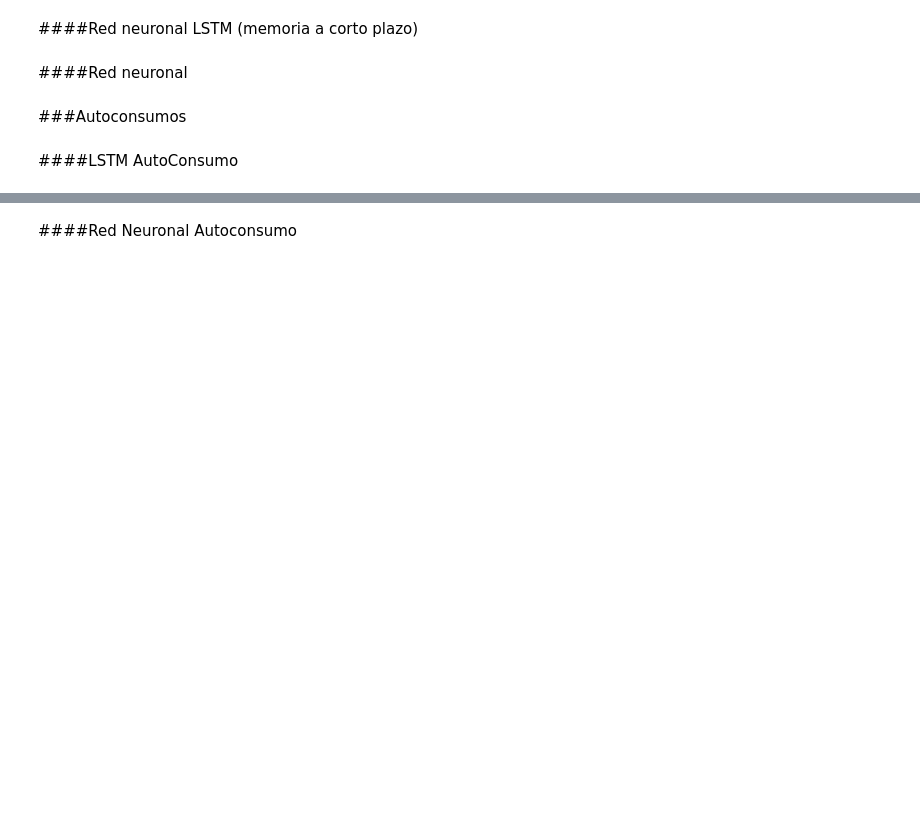
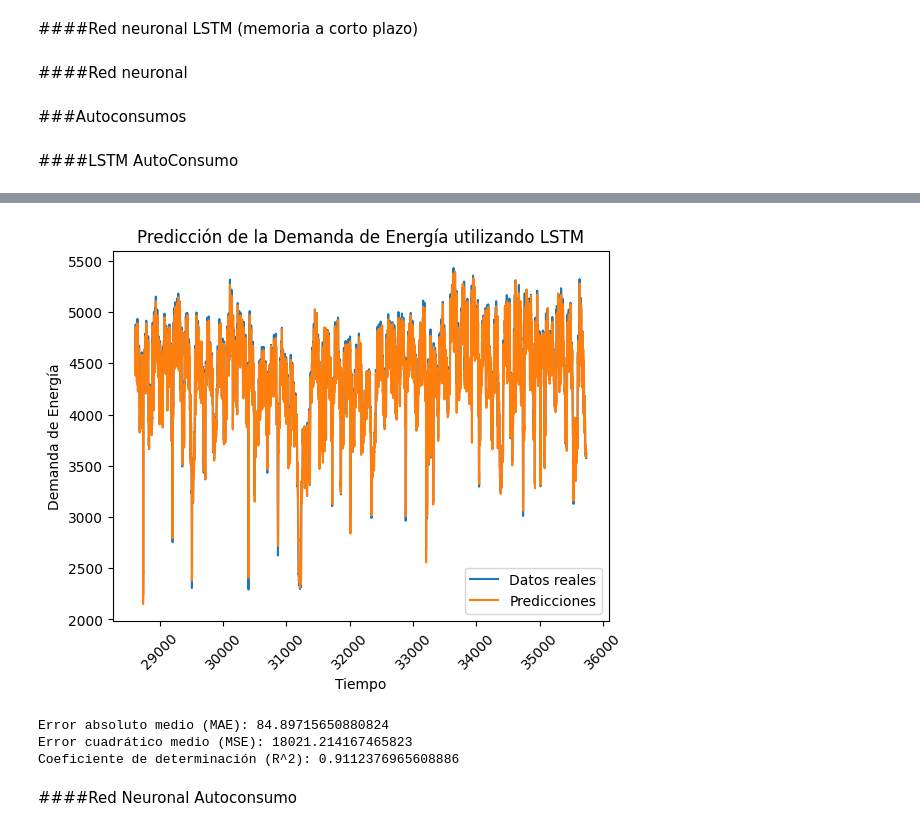
Before and after one commit to crisalex25/TFM_HydroMLGenerationOptimization, a Jupyter notebook: TFM_v1_1.ipynb, the cells around one changed output, grey strips where cells are left out. Cells and saved outputs as stored; diff of their text form; code cells hidden in the pictures; blank space fills up the shorter version.

```diff
--- a/TFM_v1_1.ipynb
+++ b/TFM_v1_1.ipynb
@@ -508,31 +522,0 @@ resumen.to_csv('tabla_resumen.csv', sep=';', decimal='.', index_label='Mes')
-# %%
-import pandas as pd
-from statsmodels.tsa.arima.model import ARIMA
-from sklearn.metrics import mean_squared_error
-
-# Cargar el DataFrame dfAC
-# Supongamos que ya tienes el DataFrame cargado correctamente
-
-# Convertir la columna 'Fecha_Hora' a formato de fecha
-dfAC['Fecha_Hora'] = pd.to_datetime(dfAC['Fecha_Hora'], format='%d/%m/%Y %H:%M', dayfirst=True)
-
-# Establecer la columna 'Fecha_Hora' como el índice del DataFrame
-#dfAC.set_index('Fecha_Hora', inplace=True)
-
-# Seleccionar solo la columna de demanda de energía
-endog = dfAC['valor']
-
-# Dividir los datos en conjunto de entrenamiento y conjunto de prueba
-train_size = int(len(endog) * 0.8)
-train_data, test_data = endog[:train_size], endog[train_size:]
-
-# Crear y entrenar el modelo ARIMA
-model = ARIMA(train_data, order=(1, 0, 0))  # Configurar los parámetros del modelo ARIMA (p, d, q)
-model_fit = model.fit()
-
-# Realizar predicciones en el conjunto de prueba
-predictions = model_fit.predict(start=len(train_data), end=len(endog) - 1)
-
-# Calcular el error cuadrático medio (MSE) en el conjunto de prueba
-mse = mean_squared_error(test_data, predictions)
-print("Error cuadrático medio (MSE):", mse)
@@ -559,6 +531,7 @@ from tensorflow.keras.models import Sequential
 from tensorflow.keras.layers import Dense, LSTM
 from tensorflow.keras.optimizers import Adam
 from tensorflow.keras.callbacks import EarlyStopping
+from tensorflow.keras.layers import Dropout
 
 def train_lstm_model(df, sequence_length=24, epochs=20, batch_size=16, validation_split=0.2, patience=3):
     # Extraer la columna de demanda de energía
@@ -586,10 +559,12 @@ def train_lstm_model(df, sequence_length=24, epochs=20, batch_size=16, validatio
 
     # Crear el modelo de red neuronal
     model = Sequential()
-    model.add(LSTM(64, activation='relu', input_shape=(sequence_length, 1)))
+    model.add(LSTM(32, activation='relu', input_shape=(sequence_length, 1), return_sequences=True))
+    model.add(LSTM(16, activation='relu'))
     model.add(Dense(1))
 
-    model.compile(optimizer=Adam(), loss='MSE', metrics=["accuracy"])
+    model.compile(optimizer=Adam(), loss='MSE', metrics=["mae","mse"])
+    model.summary()
 
     # Entrenar el modelo
     early_stopping = EarlyStopping(patience=patience)  # Detener el entrenamiento si no hay mejora en el número de épocas especificado
@@ -672,20 +673,22 @@ dfAC.head()
 # %%
 # Establecer la columna 'Fecha_Hora' como el índice del DataFrame
 #dfAC.set_index('Fecha_Hora', inplace=True)
 
 # Obtener las fechas correspondientes al conjunto de prueba
 sequence_length=24
 fechas_test = dfAC.index[train_size + sequence_length:]
 
 # Visualizar los resultados
 plt.plot(fechas_test, y_test_denormalized, label='Datos reales')
 plt.plot(fechas_test, y_pred_denormalized, label='Predicciones')
 plt.xlabel('Tiempo')
 plt.ylabel('Demanda de Energía')
-plt.title('Predicción de la Demanda de Energía utilizando Red Neuronal')
+plt.title('Predicción de la Demanda de Energía utilizando LSTM')
 plt.xticks(rotation=45)
 plt.legend()
 plt.show()
+# %% [output]
+[figure, added]
 # %%
 from sklearn.metrics import mean_absolute_error, mean_squared_error, r2_score
 
@@ -697,6 +700,10 @@ r2 = r2_score(y_test_denormalized, y_pred_denormalized)
 print('Error absoluto medio (MAE):', mae)
 print('Error cuadrático medio (MSE):', mse)
 print('Coeficiente de determinación (R^2):', r2)
+# %% [output]
+Error absoluto medio (MAE): 84.89715650880824
+Error cuadrático medio (MSE): 18021.214167465823
+Coeficiente de determinación (R^2): 0.9112376965608886
 # %% [markdown]
 ####Red Neuronal Autoconsumo
 # %%
```
Also changed, not shown: parts of 25 cells of this notebook.
